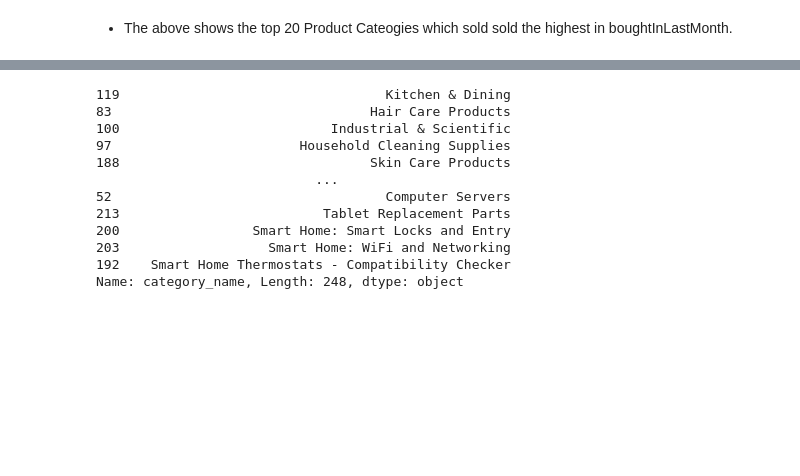
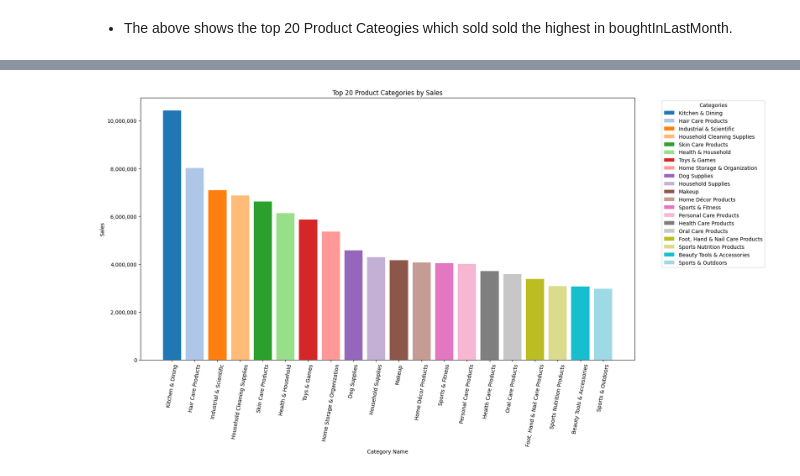
Before and after one commit to ctimothy14/Amazon_products_2023, a Jupyter notebook: amazon_products.ipynb, the cells around one changed output, grey strips where cells are left out. Drawn from its saved outputs; the diff is of its cells as text; code cells hidden in the pictures; blank space fills up the shorter version.

```diff
--- a/amazon_products.ipynb
+++ b/amazon_products.ipynb
@@ -559,15 +563,39 @@ plt.show
-# %%
-total_cat_sales['category_name']
-# %% [output]
-119                                  Kitchen & Dining
-83                                 Hair Care Products
-100                           Industrial & Scientific
-97                        Household Cleaning Supplies
-188                                Skin Care Products
-                            ...
-52                                   Computer Servers
-213                          Tablet Replacement Parts
-200                 Smart Home: Smart Locks and Entry
-203                   Smart Home: WiFi and Networking
-192    Smart Home Thermostats - Compatibility Checker
-Name: category_name, Length: 248, dtype: object
+# %%
+import matplotlib.ticker as mtick
+
+# Data to use in graph
+# Group category_name and BoughtInLastMonth and sum total sales
+total_cat_sales = merged_df.groupby(['category_name'])['boughtInLastMonth'].sum().reset_index()
+# Lets order the above to show the max sales.
+total_cat_sales = total_cat_sales.sort_values(['boughtInLastMonth'], ascending=[False])
+# Display the top 20 largest sales last month
+top_20_cat_sales = total_cat_sales.nlargest(20, 'boughtInLastMonth')
+
+# Create the plot
+plt.figure(figsize=(18, 10))
+
+# Custom colors
+colors = plt.cm.tab20.colors
+
+# create bar with color
+bars = plt.bar(
+    top_20_cat_sales['category_name'],
+    top_20_cat_sales['boughtInLastMonth'],
+    color=colors
+)
+
+
+# Legend with category names
+plt.legend(bars, top_20_cat_sales['category_name'], title="Categories", bbox_to_anchor=(1.05, 1), loc='upper left')
+
+# Formatting
+plt.title('Top 20 Product Categories by Sales')
+plt.xlabel('Category Name')
+plt.ylabel('Sales')
+plt.gca().yaxis.set_major_formatter(mtick.FuncFormatter(lambda x, _: f'{int(x):,}'))
+
+plt.xticks(rotation=80)
+plt.tight_layout()
+plt.show()
+# %% [output]
+[figure, added]
```
Also changed, not shown: parts of 10 cells of this notebook.
